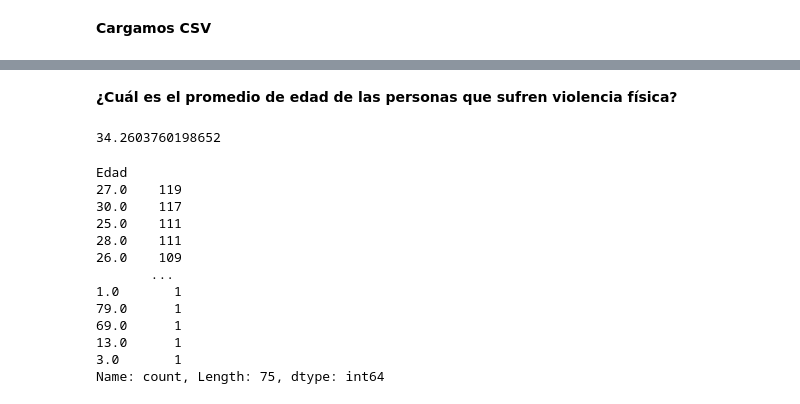
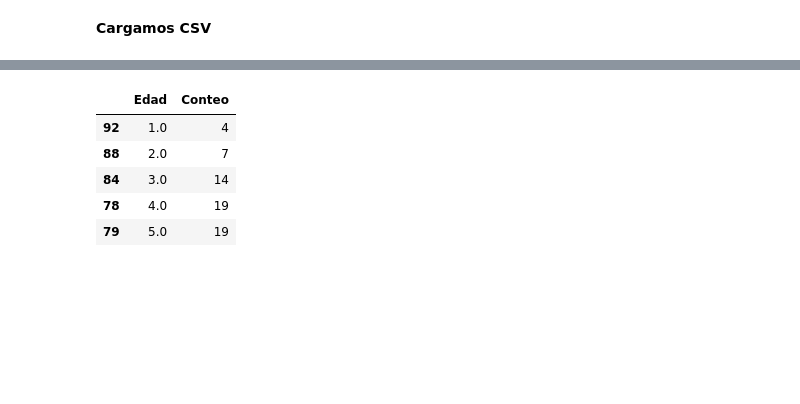
Before and after one commit to DataAnalystGabo/Analisis-Exploratorio-de-Datos-Linea-144, a Jupyter notebook: Notebooks/analisis.ipynb, the cells around one changed output, grey strips where cells are left out. Drawn from its saved outputs; the diff is of its cells as text; code cells hidden in the pictures; blank space fills up the shorter version.

```diff
--- a/Notebooks/analisis.ipynb
+++ b/Notebooks/analisis.ipynb
@@ -81,19 +90,0 @@ Modificamos el nombre de las variables para un mejor manejo del dataframe
-# %%
-df.rename(columns = {
-    'prov_residencia_persona_en_situacion_violencia' : 'Provincia',
-    'genero_persona_en_situacion_de_violencia' : 'Genero',
-    'edad_persona_en_situacion_de_violencia' : 'Edad',
-    'pais_nacimiento_persona_en_situacion_de_violencia' : 'Nacionalidad',
-    'tipo_de_violencia_fisica' : 'violencia_fisica',
-    'tipo_de_violencia_psicologica' : 'violencia_psicologica',
-    'tipo_de_violencia_sexual' : 'violencia_sexual',
-    'tipo_de_violencia_economica_y_patrimonial' : 'violencia_econom_y_patrimonial',
-    'tipo_de_violencia_simbolica' : 'violencia_simbolica',
-    'tipo_de_violencia_domestica' : 'violencia_domestica',
-    'modalidad_de_violencia_institucional' : 'violencia_institucional',
-    'modalidad_de_violencia_laboral' : 'violencia_laboral',
-    'modalidad_violencia_contra_libertad_reproductiva' : 'violencia_contra_libertad_reproductiva',
-    'modalidad_de_violencia_obstetrica' : 'violencia_obstetrica',
-    'modalidad_de_violencia_mediatica' : 'violencia_mediatica',
-    'modalidad_de_violencia_otras' : 'violencia_otras'
-}, inplace=True)
@@ -102,3 +90,0 @@ Reemplazamos los valores nulos o NaN por el string "Missing"
-# %%
-df.fillna("Missing", inplace=True)
-df
@@ -119,24 +91,14 @@ df
-# %% [markdown]
-**¿Cuál es el promedio de edad de las personas que sufren violencia física?**
-# %%
-df_violencia_fisica = df_144.loc[df_144["violencia_fisica"] == "Si"]
-df_violencia_fisica = df_violencia_fisica[df_violencia_fisica["Edad"] != "Missing"]
-df_violencia_fisica["Edad"].mean()
-# %% [output]
-34.2603760198652
-# %%
-df_violencia_fisica["Edad"].value_counts()
-# %% [output]
-Edad
-27.0    119
-30.0    117
-25.0    111
-28.0    111
-26.0    109
-       ...
-1.0       1
-79.0      1
-69.0      1
-13.0      1
-3.0       1
-Name: count, Length: 75, dtype: int64
+# %%
+df_edades = df['edad_persona_en_situacion_de_violencia'].value_counts()
+# %%
+df_edades = pd.DataFrame({'Edad': df_edades.index, 'Conteo': df_edades.values})
+df_edades = df_edades.sort_values(by='Edad', ascending=True)
+# %%
+df_edades.head()
+# %% [output]
+|  | Edad | Conteo |
+| 92 | 1.0 | 4 |
+| 88 | 2.0 | 7 |
+| 84 | 3.0 | 14 |
+| 78 | 4.0 | 19 |
+| 79 | 5.0 | 19 |
```
Also changed, not shown: parts of 15 cells of this notebook, 1 other file.
